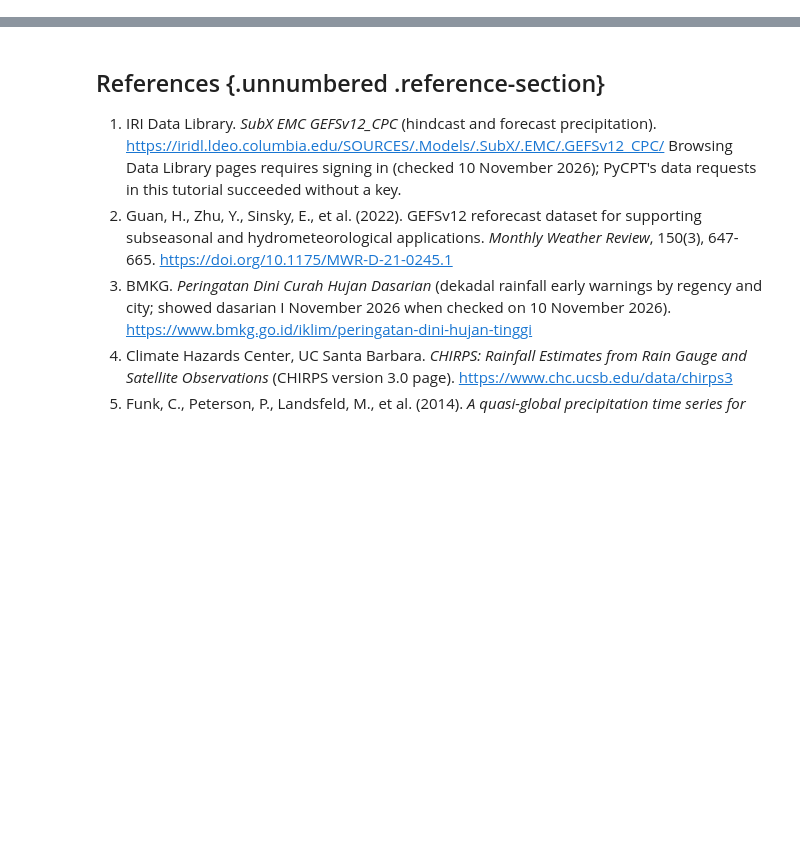
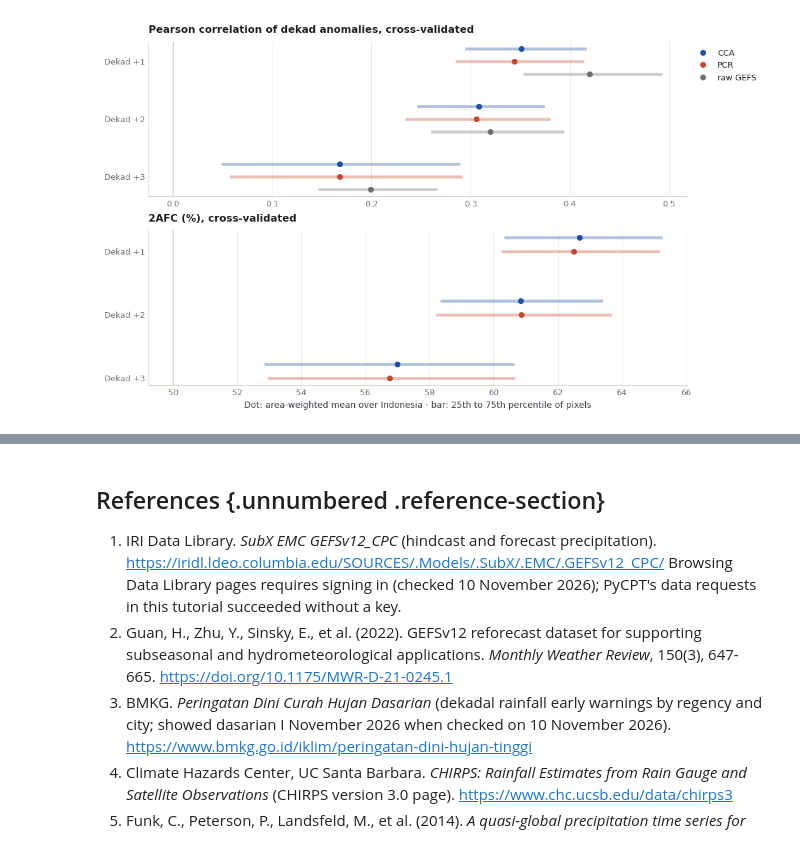
Before and after one commit to bennyistanto/pycpt-tutorial, a Jupyter notebook: docs/notebooks/dekad-leads-2023.ipynb, the cells around one changed output, grey strips where cells are left out. Cells and saved outputs as stored; diff of their text form; code cells hidden in the pictures; blank space fills up the shorter version.

```diff
--- a/docs/notebooks/dekad-leads-2023.ipynb
+++ b/docs/notebooks/dekad-leads-2023.ipynb
@@ -617,0 +273,16 @@ docs/assets/dekad-leads-2023/skill-by-lead.png  (67 kB)
+# %%
+jobs = [dict(lead=lead, method=method, folder=str(case_root / f"fit-lead{lead}-{method.lower()}"),
+             inputs={"X": str(paths["X", lead]), "Y": str(paths["Y"]), "F": str(paths["F", lead])},
+             settings=cca_settings if method == "CCA" else settings)
+        for lead in leads for method in ["CCA", "PCR"]]
+start = time.monotonic()
+done = weekly_fits.run_all(jobs, workers=workers)
+print(f"All fits finished in {(time.monotonic() - start) / 60:.0f} min wall time")
+results, rows = {}, []
+for d in done:
+    r = xr.open_dataset(d["path"]).load()
+    results[d["lead"], d["method"]] = r
+    rows.append({"lead": lead_names[d["lead"]], "method": d["method"], "fit (min)": round(r.attrs["fit_seconds"] / 60, 1),
+                 "reused": d["reused"], "hindcast values below 0 (%)": round(r.attrs["hindcast_values_below_zero_percent"], 1),
+                 "largest gap, CPT vs recomputed correlation": r.attrs["largest_gap_cpt_vs_recomputed_pearson"]})
+pd.DataFrame(rows).set_index(["lead", "method"])
@@ -617,0 +353,33 @@ docs/assets/dekad-leads-2023/skill-by-lead.png  (67 kB)
+# %%
+def quartiles(field):
+    return np.nanpercentile(field.where(mask).values, [25, 75])
+
+
+series = {"CCA": figures.ACCENT, "PCR": figures.MARK, "raw GEFS": figures.MUTED}
+panels = [("Pearson", "skill_pearson", "Pearson correlation of dekad anomalies, cross-validated", 0),
+          ("2AFC (%)", "skill_two_alternative_forced_choice", "2AFC (%), cross-validated", 50)]
+fig, axes = plt.subplots(len(panels), 1, figsize=(figures.MAP_WIDTH, 5.6), layout="constrained")
+for ax, (column, metric, title, reference) in zip(axes, panels):
+    ax.axvline(reference, color=figures.LINE, linewidth=1)
+    for k, (method, colour) in enumerate(series.items()):
+        if method == "raw GEFS" and column != "Pearson":
+            continue
+        offset = (k - 1) * 0.22
+        for lead in leads:
+            field = raw_pearson[lead] if method == "raw GEFS" else clean(results[lead, method][metric])
+            low, high = quartiles(field)
+            ax.plot([low, high], [lead + offset] * 2, color=colour, linewidth=3, alpha=.35, solid_capstyle="butt")
+            ax.plot(skill_by_lead.loc[(lead, method), column], lead + offset, "o", color=colour, markersize=5,
+                    label=method if lead == 1 else None)
+    ax.set_yticks(leads, [lead_names[lead] for lead in leads])
+    ax.invert_yaxis()
+    ax.set_title(title)
+    ax.grid(axis="y", visible=False)
+axes[0].legend(loc="upper left", bbox_to_anchor=(1.0, 1.0))
+axes[-1].set_xlabel("Dot: area-weighted mean over Indonesia · bar: 25th to 75th percentile of pixels")
+assets = repo / "docs/assets/dekad-leads-2023"
+assets.mkdir(parents=True, exist_ok=True)
+fig.savefig(assets / "skill-by-lead.png")
+plt.show()
+# %% [output]
+[figure, added]
```
Also changed, not shown: parts of 52 cells of this notebook, 5 other files.
